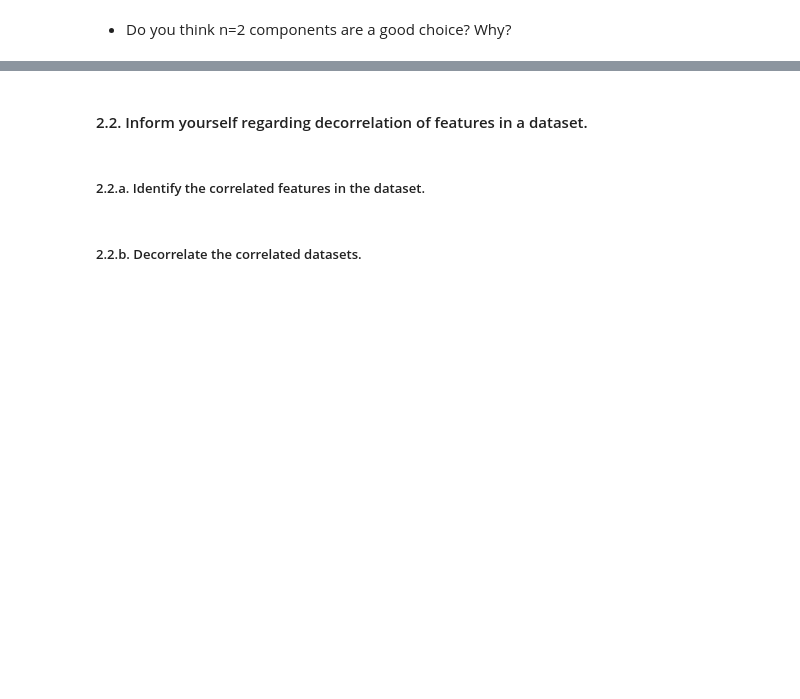
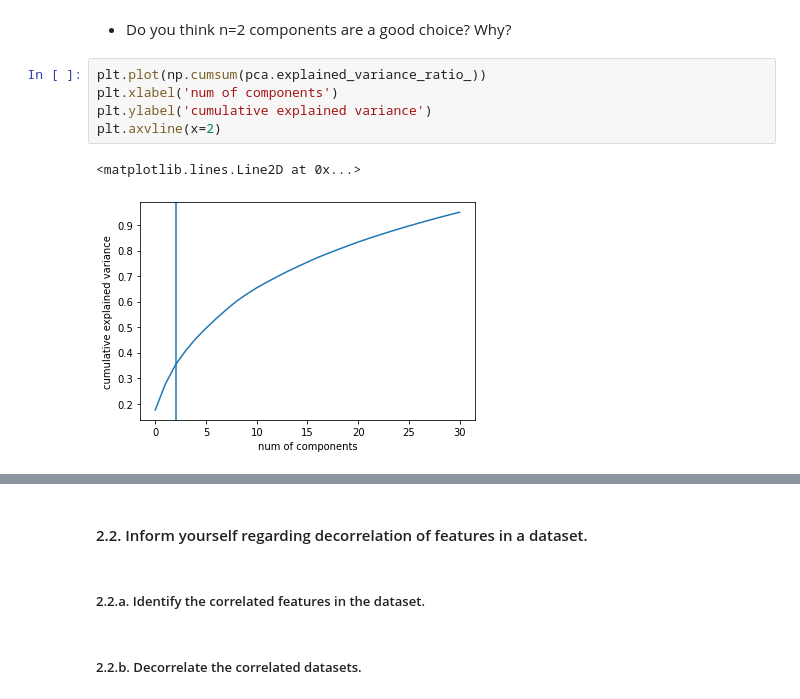
Before and after one commit to FabriceBeaumont/MA-INF_4216_Biomedical_DS_and_AI, a Jupyter notebook: Sheet4/Assignment4_Solutions.ipynb, the cells around one changed output, grey strips where cells are left out. Cells and saved outputs as stored; diff of their text form; blank space fills up the shorter version.

```diff
--- a/Sheet4/Assignment4_Solutions.ipynb
+++ b/Sheet4/Assignment4_Solutions.ipynb
@@ -309,2 +333,10 @@ Using the same leukemia dataset generate the feature matrix (transposed leukemia
 # %% [markdown]
 - Do you think n=2 components are a good choice? Why?
+# %%
+plt.plot(np.cumsum(pca.explained_variance_ratio_))
+plt.xlabel('num of components')
+plt.ylabel('cumulative explained variance')
+plt.axvline(x=2)
+# %% [output]
+<matplotlib.lines.Line2D at 0x...>
+[figure, added]
```
Also changed, not shown: parts of 7 cells of this notebook.
